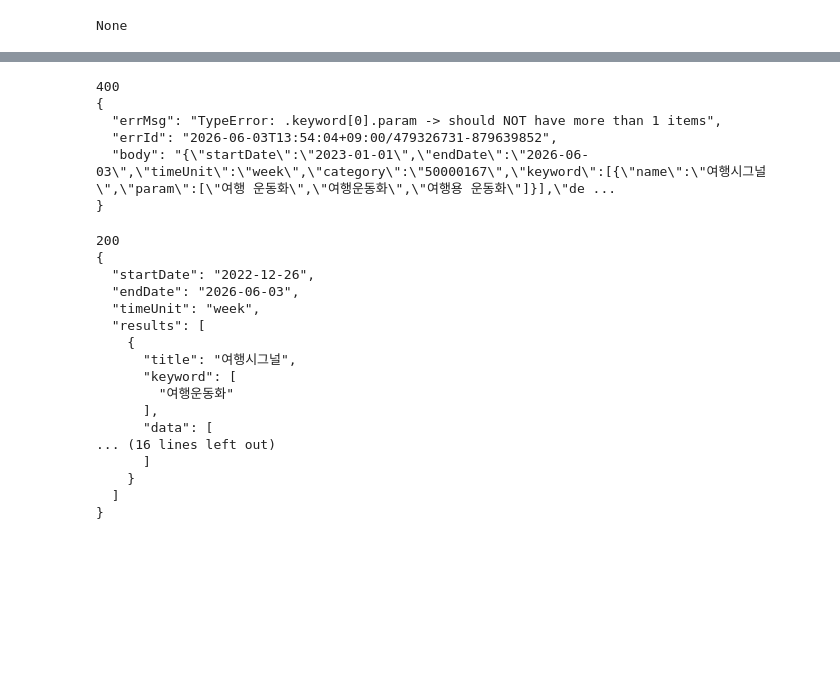
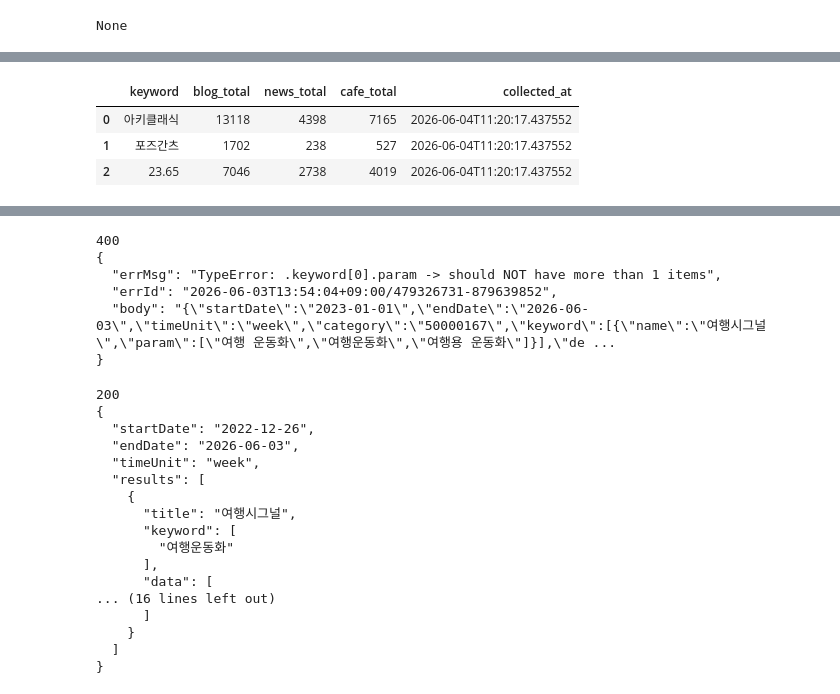
Before and after one commit to Songhyun98/AkiiiMonitor, a Jupyter notebook: test.ipynb, the cells around one changed output, grey strips where cells are left out. Cells and saved outputs as stored; diff of their text form; code cells hidden in the pictures; blank space fills up the shorter version.

```diff
--- a/test.ipynb
+++ b/test.ipynb
@@ -142,0 +16,3 @@ df
+# %%
+mt = pd.read_parquet(r"D:\Desktop\AkiiiMonitor\data\raw\mention_total\mention_total_20260604.parquet")
+mt.info()
@@ -142,0 +32,7 @@ df
+# %%
+mt.head(3)
+# %% [output]
+|  | keyword | blog_total | news_total | cafe_total | collected_at |
+| 0 | 아키클래식 | 13118 | 4398 | 7165 | 2026-06-04T11:20:17.437552 |
+| 1 | 포즈간츠 | 1702 | 238 | 527 | 2026-06-04T11:20:17.437552 |
+| 2 | 23.65 | 7046 | 2738 | 4019 | 2026-06-04T11:20:17.437552 |
```
Also changed, not shown: parts of 26 cells of this notebook, 11 other files.
